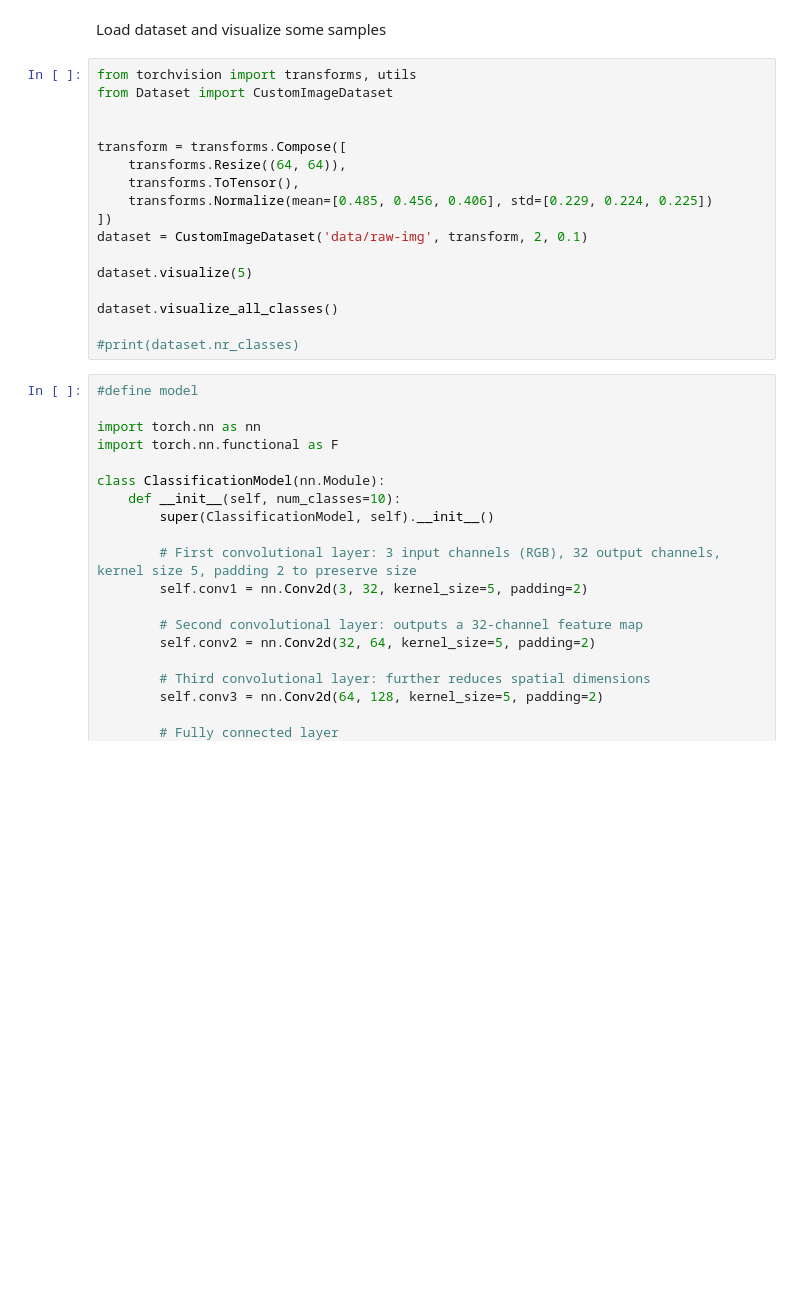
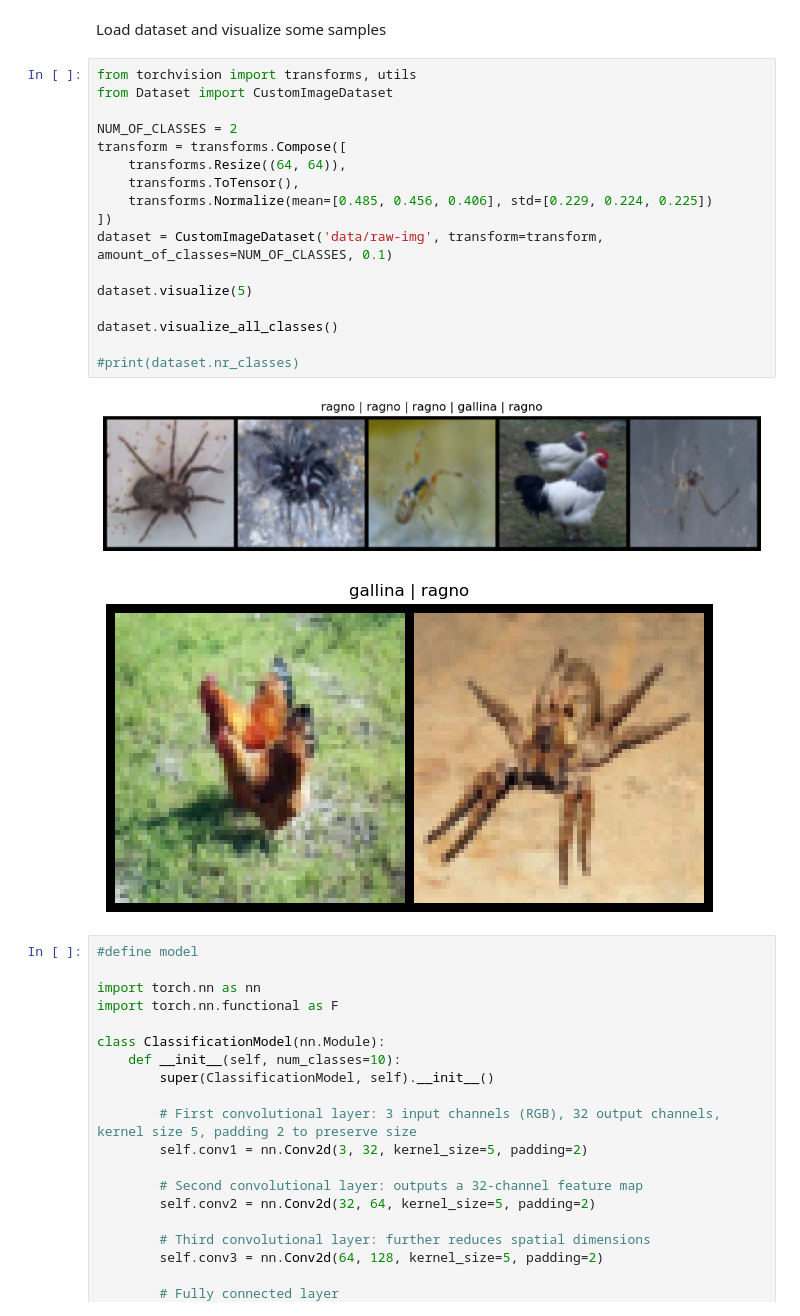
Before and after one commit to Cizako/Classification-Game, a Jupyter notebook: classification.ipynb, the cells around one changed output. Saved outputs shown, nothing was run; the diff lists cells and outputs as text; blank space fills up the shorter version.

```diff
--- a/classification.ipynb
+++ b/classification.ipynb
@@ -3,20 +3,23 @@ Load dataset and visualize some samples
 # %%
 from torchvision import transforms, utils
 from Dataset import CustomImageDataset
 
-
+NUM_OF_CLASSES = 2
 transform = transforms.Compose([
     transforms.Resize((64, 64)),
     transforms.ToTensor(),
     transforms.Normalize(mean=[0.485, 0.456, 0.406], std=[0.229, 0.224, 0.225])
 ])
-dataset = CustomImageDataset('data/raw-img', transform, 2, 0.1)
+dataset = CustomImageDataset('data/raw-img', transform=transform, amount_of_classes=NUM_OF_CLASSES, 0.1)
 
 dataset.visualize(5)
 
 dataset.visualize_all_classes()
 
 #print(dataset.nr_classes)
+# %% [output]
+[figure, added]
+[figure, added]
 # %%
 #define model
 
```
Also changed, not shown: parts of 2 cells of this notebook.
